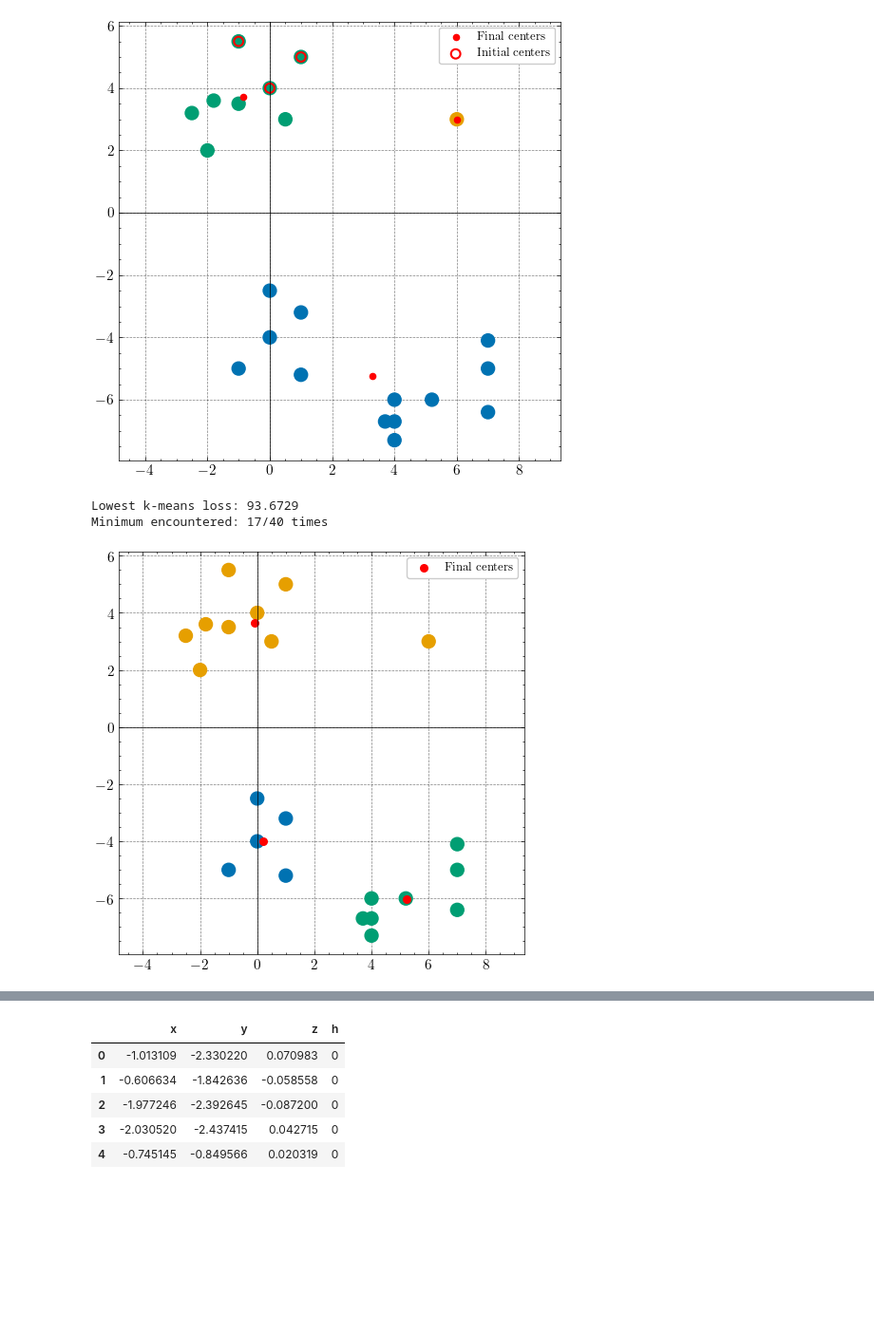
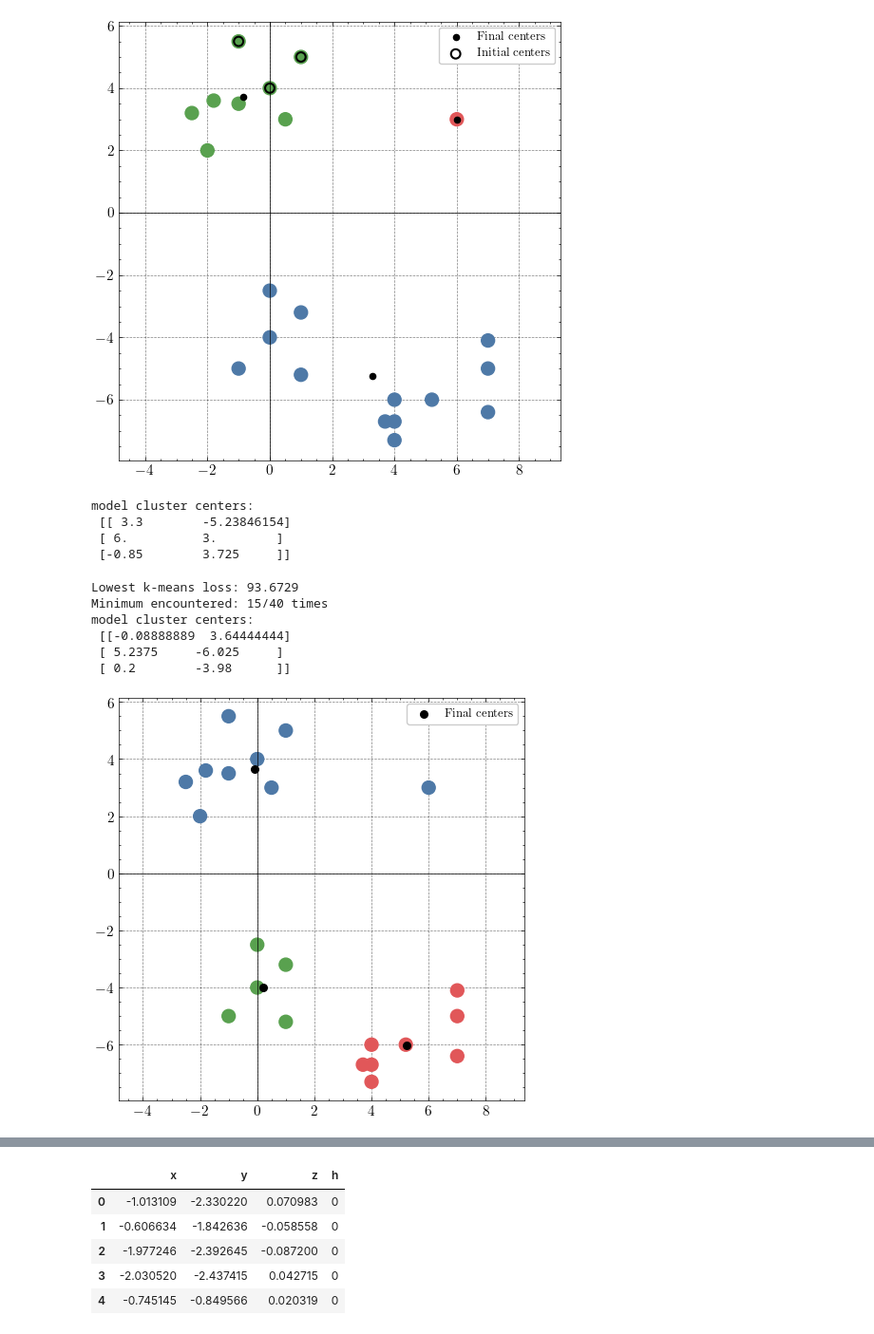
Before and after one commit to MO-tothe-ES/MLA_DIKU, a Jupyter notebook: HA7/HA7.ipynb, the cells around one changed output, grey strips where cells are left out. Shown at 95% size. Cells and saved outputs as stored; diff of their text form; code cells hidden in the pictures; blank space fills up the shorter version.

```diff
--- a/HA7/HA7.ipynb
+++ b/HA7/HA7.ipynb
@@ -7,6 +7,12 @@ import numpy as np
 from matplotlib.colors import ListedColormap
 import warnings
 warnings.filterwarnings("ignore", message="KMeans is known to have a memory leak")
+from sklearn.decomposition import PCA
+from sklearn.manifold import TSNE
+from sklearn.preprocessing import StandardScaler
+from matplotlib.transforms import Bbox
+from IPython.display import Image, display
+from pathlib import Path
 
 import scienceplots
 plt.style.use(["science", "grid"])
@@ -17,7 +23,10 @@ plt.rcParams.update({
     "legend.fontsize": 9,
     "figure.titlesize": 15,
 })
-dpi=100
+dpi=300
+
+colors_pair = ['#4E79A7', '#E15759']
+colors_three = ['#4E79A7', '#E15759', '#59A14F']
 # %%
 # read (big) dataset and name dimensions
 bigd = pd.read_csv('data/big-dataset.csv', header=None)
@@ -38,7 +47,5 @@ plt.show()
 # %%
 # fitting k means with hand-picked initial centers
-colors = ListedColormap(['#0072B2', '#E69F00', '#009E73'])
-
 X = bigd[['x', 'y']].to_numpy()
 centers = np.array([[0,4], [1,5], [-1,5.5]])
 
@@ -50,27 +57,33 @@ plt.figure(figsize=(6, 6))
 plt.axhline(0, color='black', lw=0.5)
 plt.axvline(0, color='black', lw=0.5)
 
-plt.scatter(bigd.x, bigd.y, c=model.labels_, cmap=colors, s=100)
+plt.scatter(bigd.x, bigd.y, c=model.labels_, cmap=ListedColormap(colors_three), s=100)
 
-plt.scatter(*model.cluster_centers_.T, color='red', s=20, label='Final centers')
+plt.scatter(*model.cluster_centers_.T, color='black', s=20, label='Final centers')
 
-plt.scatter(*centers.T, facecolors='none', edgecolors='red',
+plt.scatter(*centers.T, facecolors='none', edgecolors='black',
             marker='o', s=50, linewidths=1.5, label='Initial centers')
 
 plt.axis('equal')
 plt.legend()
 plt.savefig('output/cluster_handpicked_initialization.png', dpi=dpi)
 plt.show()
+
+print(f"model cluster centers:\n {model.cluster_centers_}")
 # %% [output]
-[figure, old version]
+[figure, new version]
+model cluster centers:
+ [[ 3.3        -5.23846154]
+ [ 6.          3.        ]
+ [-0.85        3.725     ]]
 # %%
 def repeated_kmeans(
         repetations=40, init='uniform', random_state=69,
-        cluster_colors=colors, savefig_name='output/fig.png',
+        cluster_colors=ListedColormap(colors_three), savefig_name='output/fig.png',
     ):
 
     # only used for uniformly drawn initializations
-    rng = np.random.default_rng(42)
+    rng = np.random.default_rng(69)
 
     # used for both
     results = []
@@ -80,7 +93,7 @@ def repeated_kmeans(
         centers = X[rng.choice(len(X), size=3, replace=False)].copy()
 
         if init == 'k-means++':
-            model = KMeans(n_clusters=3, init='k-means++', n_init=1, random_state=random_state)
+            model = KMeans(n_clusters=3, init='k-means++', n_init=1)
         elif init == 'uniform':
             model = KMeans(n_clusters=3, init=centers, n_init=1)
         else:
@@ -97,6 +110,7 @@ def repeated_kmeans(
 
     print(f"Lowest k-means loss: {best_loss:.4f}")
     print(f"Minimum encountered: {n_best}/40 times")
+    print(f"model cluster centers:\n {model.cluster_centers_}")
 
     plt.figure(figsize=(5.5, 5.5))
     plt.axhline(0, color='black', lw=0.5)
@@ -106,7 +120,7 @@ def repeated_kmeans(
     plt.scatter(bigd.x, bigd.y, c=model.labels_, cmap=cluster_colors, s=100)
 
     # final centers
-    plt.scatter(*model.cluster_centers_.T, color='red', s=30,
+    plt.scatter(*model.cluster_centers_.T, color='black', s=30,
                 label='Final centers')
 
     plt.axis('equal')
@@ -115,12 +129,16 @@ def repeated_kmeans(
     plt.show()
 # %%
 repeated_kmeans(
-    repetations=40, init='uniform', cluster_colors=colors,
+    repetations=40, init='uniform', cluster_colors=ListedColormap(colors_three),
     savefig_name='output/cluster_uniform_minimizing_kmeansloss.png'
 )
 # %% [output]
 Lowest k-means loss: 93.6729
-Minimum encountered: 17/40 times
+Minimum encountered: 15/40 times
+model cluster centers:
+ [[-0.08888889  3.64444444]
+ [ 5.2375     -6.025     ]
+ [ 0.2        -3.98      ]]
-[figure, old version]
+[figure, new version]
 # %%
 repeated_kmeans(
```
Also changed, not shown: parts of 7 cells of this notebook, 13 other files.
